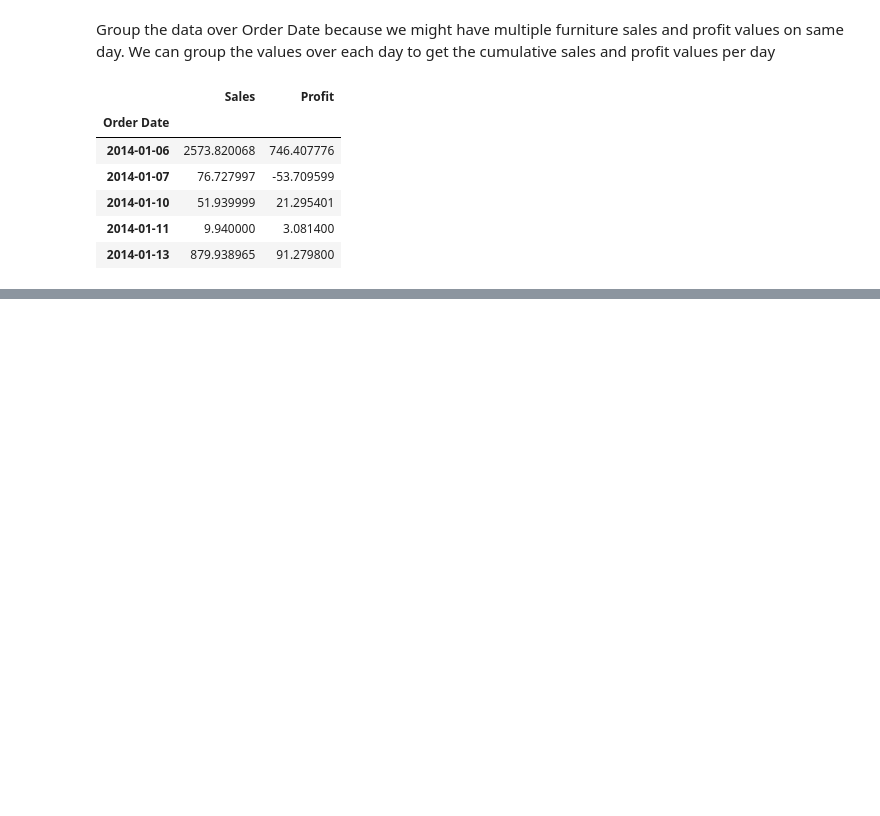
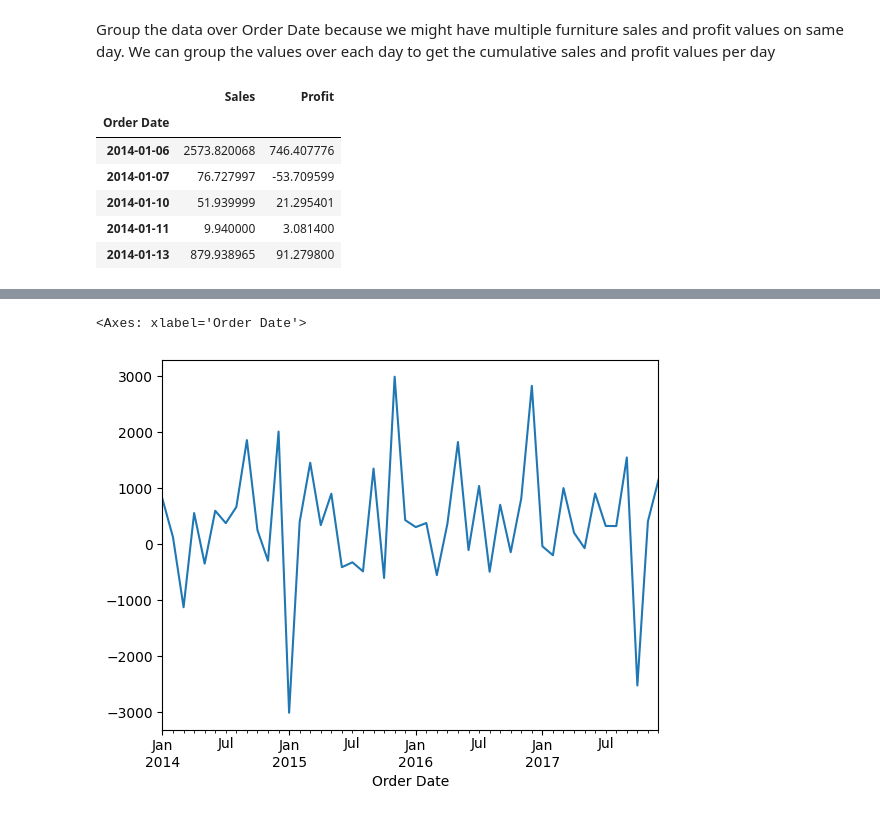
Before and after one commit to Suryasadasivam/Time_series_practice, a Jupyter notebook: Time_series_Visualization_basic.ipynb, the cells around one changed output, grey strips where cells are left out. Saved outputs shown, nothing was run; the diff lists cells and outputs as text; code cells hidden in the pictures; blank space fills up the shorter version.

```diff
--- a/Time_series_Visualization_basic.ipynb
+++ b/Time_series_Visualization_basic.ipynb
@@ -131,0 +167,5 @@ df.head(5)
+# %%
+df['Profit'].plot()
+# %% [output]
+<Axes: xlabel='Order Date'>
+[figure, added]
```
Also changed, not shown: parts of 31 cells of this notebook.
